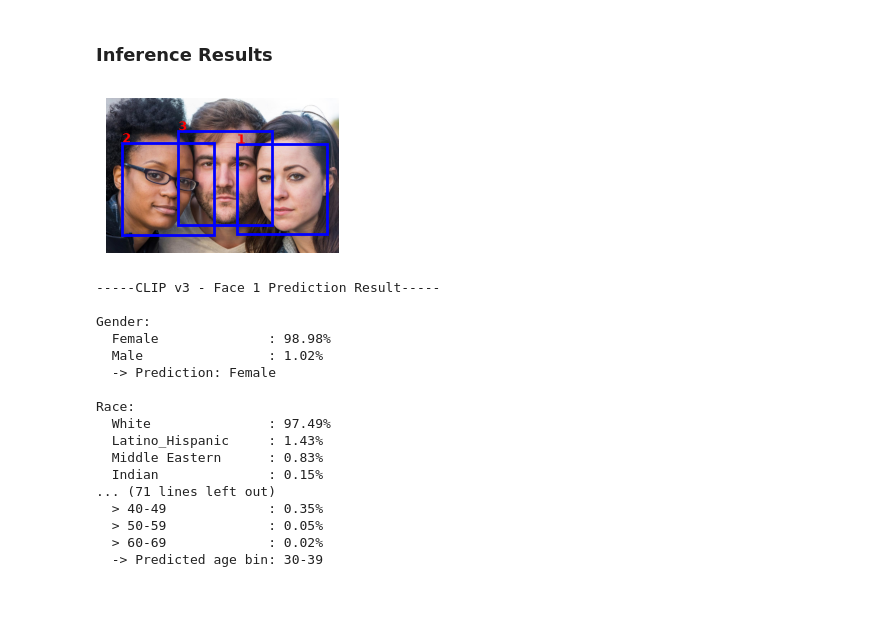
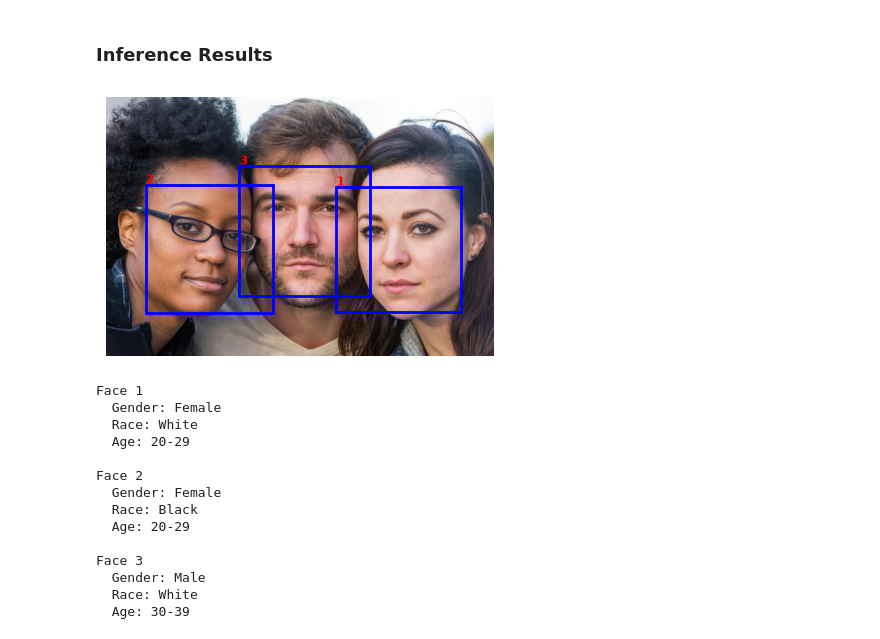
Before and after one commit to AshkanRN/multitask-vit, a Jupyter notebook: src/inference.ipynb, the cells around one changed output. Cells and saved outputs as stored; diff of their text form; code cells hidden in the pictures; blank space fills up the shorter version.

```diff
--- a/src/inference.ipynb
+++ b/src/inference.ipynb
@@ -164,6 +164,26 @@ def print_ranked(category, class_names, probabilities, sort=True):
     return None
 # %% [markdown]
 ### Visualization Utilities
+# %%
+def display_compact_prediction(logits, age_loss_type="ce", face_idx=None):
+    """Display only the final predictions for a single face."""
+    strategy = get_age_strategy(age_loss_type)
+
+    gender_prob = torch.sigmoid(logits["gender"]).item()
+    gender_pred = gender_class[int(gender_prob >= 0.5)]
+
+    age_idx = strategy.decode(logits["age"]).item()
+    age_pred = age_class[age_idx]
+
+    race_probs = torch.softmax(logits["race"], dim=1)
+    race_pred = race_class[race_probs.argmax(dim=1).item()]
+
+    if face_idx is not None:
+        print(f"Face {face_idx}")
+    print(f"  Gender: {gender_pred}")
+    print(f"  Race: {race_pred}")
+    print(f"  Age: {age_pred}")
+    print()
 # %%
 
 def display_prediction(logits, name=None, age_loss_type="ce"):
@@ -385,42 +405,40 @@ Detected 3 face(s)
 ### Inference Results
 # %%
 import matplotlib.patches as patches
-fig, ax = plt.subplots(figsize=(3, 3))
+fig, ax = plt.subplots(figsize=(5, 5))
 ax.imshow(image)
 
 for i, face in enumerate(faces):
     x, y, w, h = face["padded_bbox"]
     rect = patches.Rectangle(
         (x, y), w, h,
         linewidth=2, edgecolor='blue', facecolor='none'
     )
     ax.add_patch(rect)
     ax.text(x, y - 5, f"{i+1}", color='red', fontsize=9, weight='bold')
 
 ax.axis('off')
 plt.show()
 
 
 for i, face in enumerate(faces):
     crop = face["crop"]
     clip_v3_logits = get_logits(clip_v3_model, clip_processor, crop, device)
-    display_prediction(clip_v3_logits, f'CLIP v3 - Face {i+1}', age_loss_type=clip_v3_age_type)
+    display_compact_prediction(clip_v3_logits, age_loss_type=clip_v3_age_type, face_idx=i+1)
+    # display_prediction(clip_v3_logits, f'CLIP v3 - Face {i+1}', age_loss_type=clip_v3_age_type)
 # %% [output]
-[figure, old version]
+[figure, new version]
------CLIP v3 - Face 1 Prediction Result-----
+Face 1
+  Gender: Female
+  Race: White
+  Age: 20-29
 
-Gender:
-  Female              : 98.98%
-  Male                : 1.02%
-  -> Prediction: Female
+Face 2
+  Gender: Female
+  Race: Black
+  Age: 20-29
 
-Race:
-  White               : 97.49%
-  Latino_Hispanic     : 1.43%
-  Middle Eastern      : 0.83%
-  Indian              : 0.15%
-... (71 lines left out)
-  > 40-49             : 0.35%
-  > 50-59             : 0.05%
-  > 60-69             : 0.02%
-  -> Predicted age bin: 30-39
+Face 3
+  Gender: Male
+  Race: White
+  Age: 30-39
```
Also changed, not shown: parts of 2 cells of this notebook, 31 other files.
